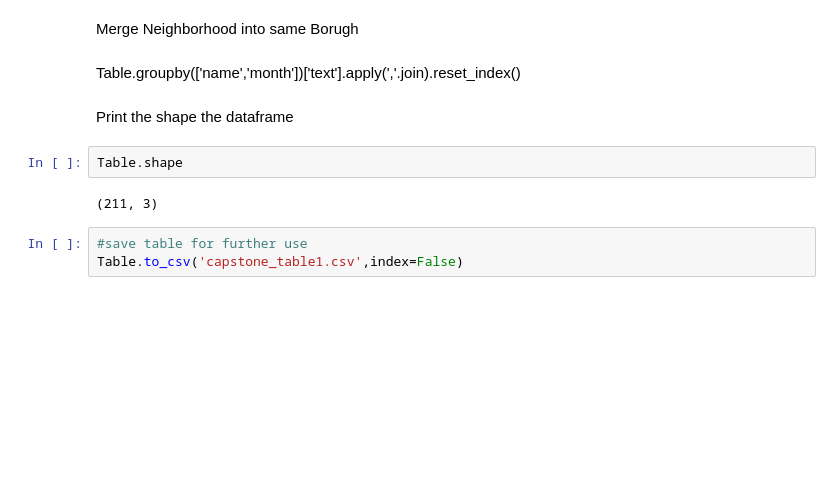
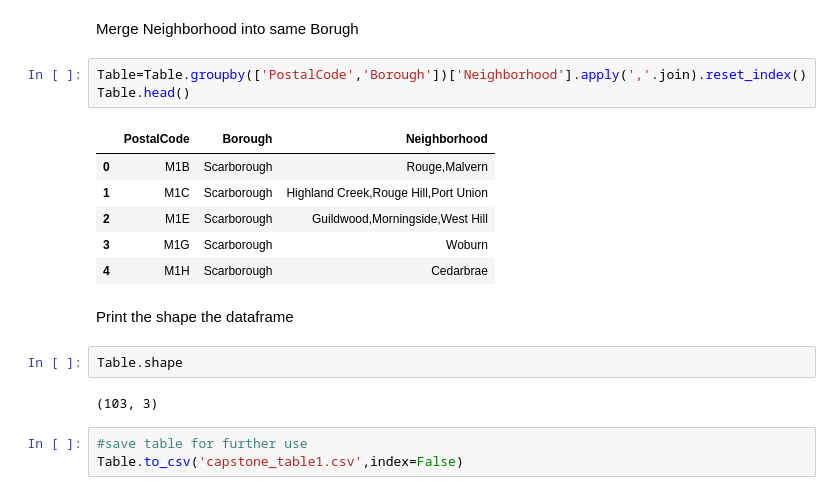
Before and after one commit to yuyongze/coursera-capstone-project, a Jupyter notebook: explore and cluster the neighborhoods in Toronto.ipynb, the cells around one changed output. Cells and saved outputs as stored; diff of their text form; blank space fills up the shorter version.

```diff
--- a/explore and cluster the neighborhoods in Toronto.ipynb
+++ b/explore and cluster the neighborhoods in Toronto.ipynb
@@ -164,14 +164,22 @@ Table.head()
 | 4 | M6A | North York | Lawrence Heights |
 # %% [markdown]
 Merge Neighborhood into same Borugh
-# %% [markdown]
-Table.groupby(['name','month'])['text'].apply(','.join).reset_index()
+# %%
+Table=Table.groupby(['PostalCode','Borough'])['Neighborhood'].apply(','.join).reset_index()
+Table.head()
+# %% [output]
+|  | PostalCode | Borough | Neighborhood |
+| 0 | M1B | Scarborough | Rouge,Malvern |
+| 1 | M1C | Scarborough | Highland Creek,Rouge Hill,Port Union |
+| 2 | M1E | Scarborough | Guildwood,Morningside,West Hill |
+| 3 | M1G | Scarborough | Woburn |
+| 4 | M1H | Scarborough | Cedarbrae |
 # %% [markdown]
 Print the shape the dataframe
 # %%
 Table.shape
 # %% [output]
-(211, 3)
+(103, 3)
 # %%
 #save table for further use
 Table.to_csv('capstone_table1.csv',index=False)
```
